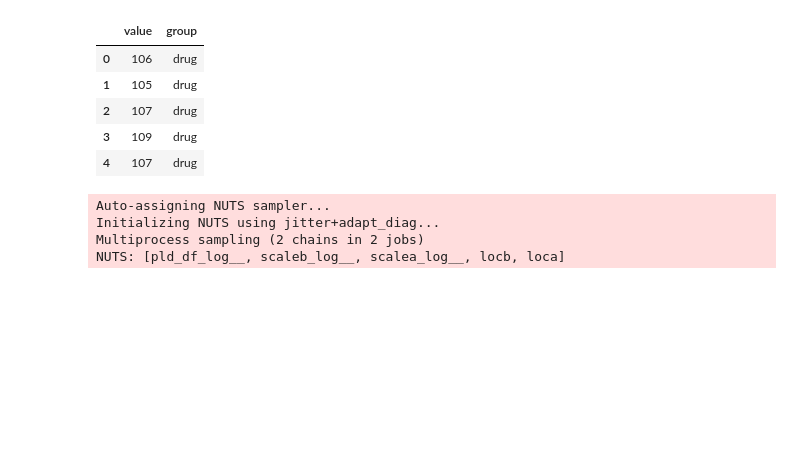
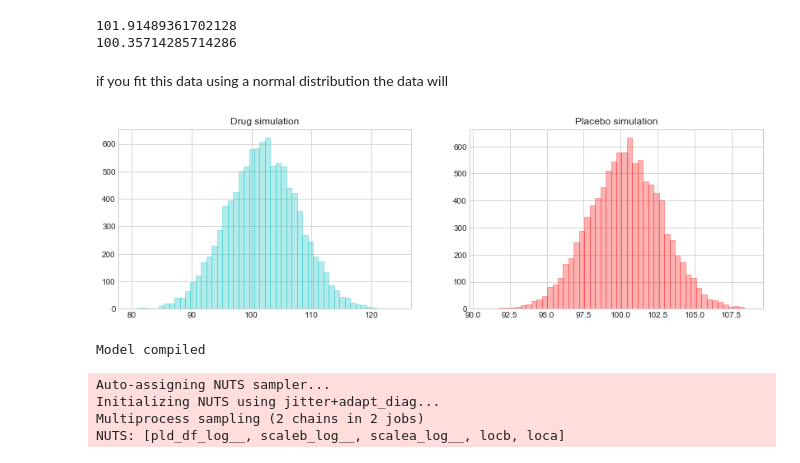
Before and after one commit to conormm/pymc3_nbs, a Jupyter notebook: bayesian_estimation_t_dist.ipynb, the cells around one changed output. Cells and saved outputs as stored; diff of their text form; code cells hidden in the pictures; blank space fills up the shorter version.

```diff
--- a/bayesian_estimation_t_dist.ipynb
+++ b/bayesian_estimation_t_dist.ipynb
@@ -28,12 +29,21 @@ y.hist('value', by='group');
-# %%
-df.head()
-# %% [output]
-|  | value | group |
-| 0 | 106 | drug |
-| 1 | 105 | drug |
-| 2 | 107 | drug |
-| 3 | 109 | drug |
-| 4 | 107 | drug |
+# %%
+print(y1.mean())
+print(y2.mean())
+# %% [output]
+101.91489361702128
+100.35714285714286
+# %% [markdown]
+if you fit this data using a normal distribution the data will
+# %%
+plt.figure(figsize=(14, 4))
+plt.subplot(121)
+plt.title("Drug simulation")
+y1sim.plot(10000, edgecolor='c', color='c', bins=50, alpha=.3)
+plt.subplot(122)
+plt.title("Placebo simulation")
+y2sim.plot(10000, edgecolor='r', color='r', bins=50, alpha=.3)
+# %% [output]
+[figure, added]
 # %%
 tmodel = pm.Model()
 
@@ -52,6 +62,10 @@ with tmodel:
 
     meandiff = pm.Deterministic("meandiff", loc_a - loc_b)
     effectsize = pm.Deterministic("effectsize", meandiff/((scale_a + scale_b)/2))
+
+print("Model compiled")
+# %% [output]
+Model compiled
 # %%
 with tmodel:
     trace = pm.sample(2000)
```
Also changed, not shown: parts of 12 cells of this notebook.
